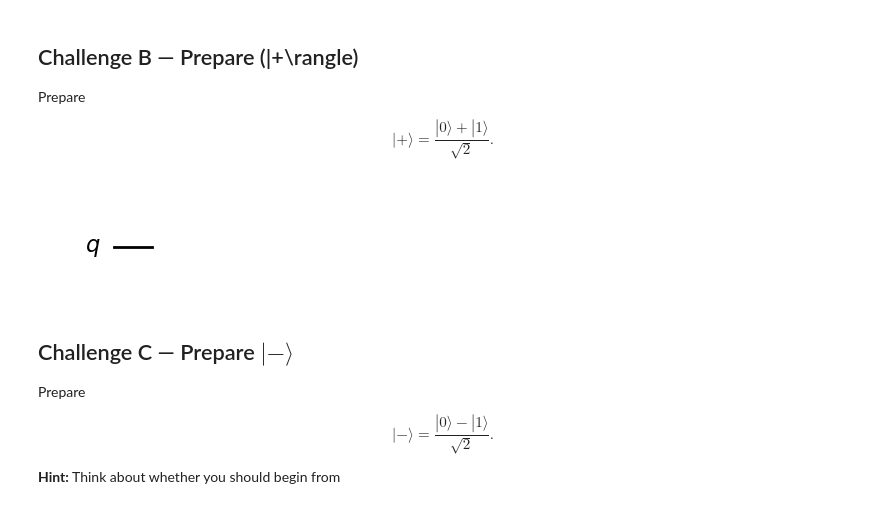
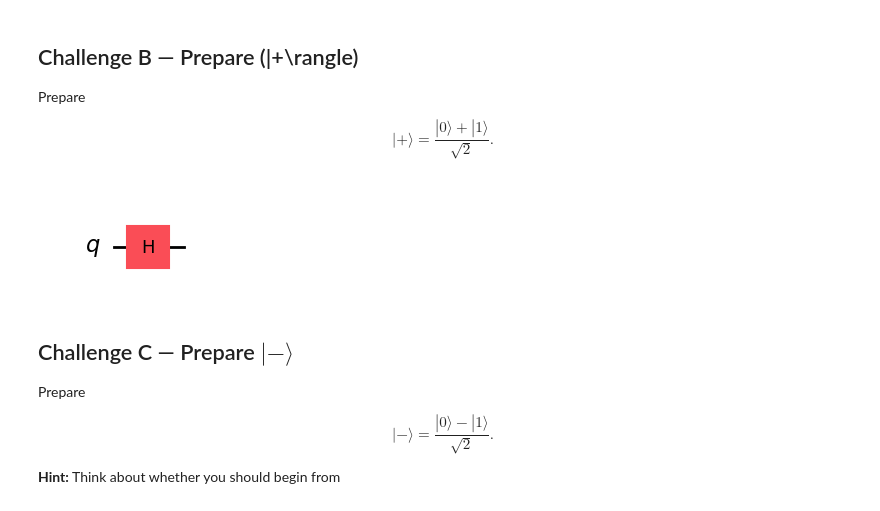
Before and after one commit to johnwonderful377-del/qff26xUIQC, a Jupyter notebook: Notebooks/Qiskit_Fall_Fest_Final_Beginner_Notebook.ipynb, the cells around one changed output. Saved outputs shown, nothing was run; the diff lists cells and outputs as text; code cells hidden in the pictures.

```diff
--- a/Notebooks/Qiskit_Fall_Fest_Final_Beginner_Notebook.ipynb
+++ b/Notebooks/Qiskit_Fall_Fest_Final_Beginner_Notebook.ipynb
@@ -244,13 +287,12 @@ $$
 $$
 # %%
 qc = QuantumCircuit(1)
-
-# Your solution here
+qc.h(0)
 
 
 qc.draw("mpl")
 # %% [output]
-[figure, old version]
+[figure, new version]
 # %% [markdown]
 ## Challenge C — Prepare $|-\rangle$
 
```
Also changed, not shown: parts of 9 cells of this notebook.
